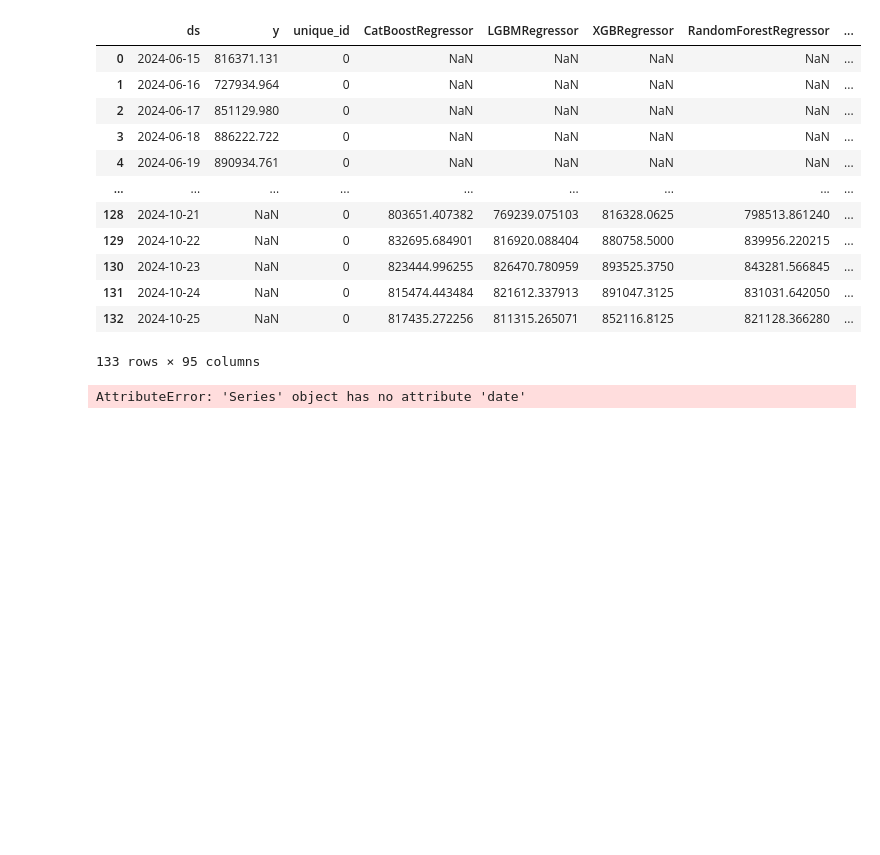
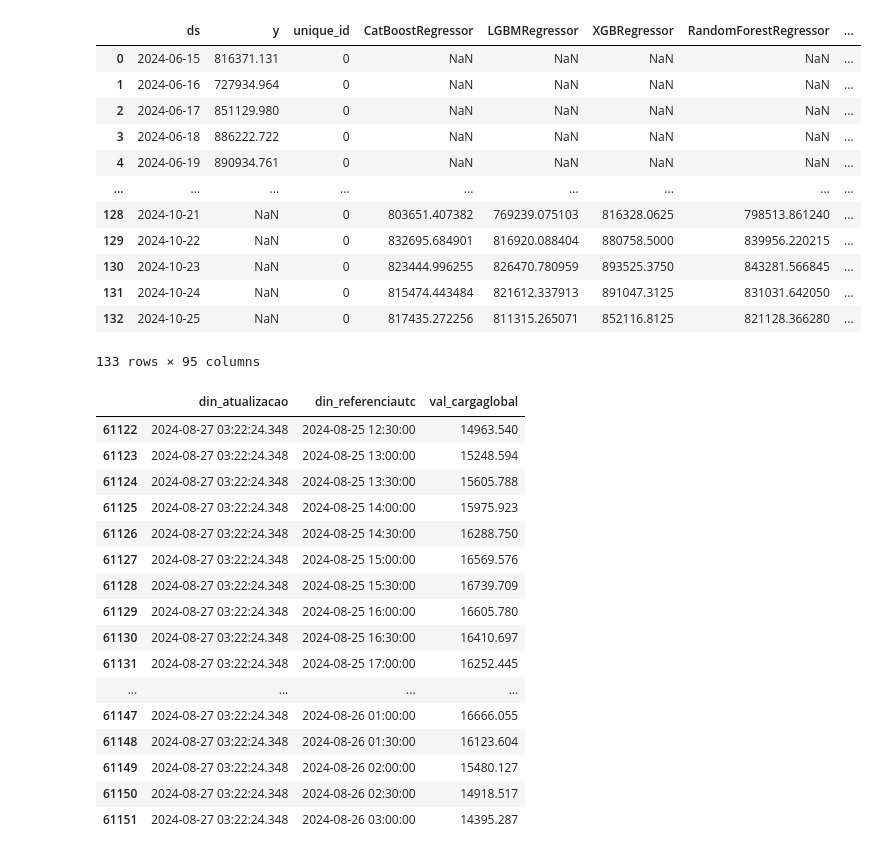
Before and after one commit to pedroachagas/energy_demand, a Jupyter notebook: notebooks/data_quality.ipynb, the cells around one changed output. Drawn from its saved outputs; the diff is of its cells as text; code cells hidden in the pictures; blank space fills up the shorter version.

```diff
--- a/notebooks/data_quality.ipynb
+++ b/notebooks/data_quality.ipynb
@@ -363,8 +363,24 @@ predictions_schema.validate(data_dict['predictions'])
 | 132 | 2024-10-25 | NaN | 0 | 817435.272256 | 811315.265071 | 852116.8125 | 821128.366280 | ... |
 133 rows × 95 columns
 # %%
-bronze['din_atualizacao'] = pd.to_datetime(bronze['din_atualizacao']).date()
-bronze['din_referenciautc'] = pd.to_datetime(bronze['din_referenciautc']).date()
-bronze[['din_atualizacao','din_referenciautc','val_cargaglobal']]
+bronze['din_atualizacao'] = pd.to_datetime(bronze['din_atualizacao']).apply(lambda x: x.replace(tzinfo=None))
+bronze['din_referenciautc'] = pd.to_datetime(bronze['din_referenciautc']).apply(lambda x: x.replace(tzinfo=None))
+bronze[['din_atualizacao','din_referenciautc','val_cargaglobal']].tail(30)
 # %% [output]
-AttributeError: 'Series' object has no attribute 'date'
+|  | din_atualizacao | din_referenciautc | val_cargaglobal |
+| 61122 | 2024-08-27 03:22:24.348 | 2024-08-25 12:30:00 | 14963.540 |
+| 61123 | 2024-08-27 03:22:24.348 | 2024-08-25 13:00:00 | 15248.594 |
+| 61124 | 2024-08-27 03:22:24.348 | 2024-08-25 13:30:00 | 15605.788 |
+| 61125 | 2024-08-27 03:22:24.348 | 2024-08-25 14:00:00 | 15975.923 |
+| 61126 | 2024-08-27 03:22:24.348 | 2024-08-25 14:30:00 | 16288.750 |
+| 61127 | 2024-08-27 03:22:24.348 | 2024-08-25 15:00:00 | 16569.576 |
+| 61128 | 2024-08-27 03:22:24.348 | 2024-08-25 15:30:00 | 16739.709 |
+| 61129 | 2024-08-27 03:22:24.348 | 2024-08-25 16:00:00 | 16605.780 |
+| 61130 | 2024-08-27 03:22:24.348 | 2024-08-25 16:30:00 | 16410.697 |
+| 61131 | 2024-08-27 03:22:24.348 | 2024-08-25 17:00:00 | 16252.445 |
+| ... | ... | ... | ... |
+| 61147 | 2024-08-27 03:22:24.348 | 2024-08-26 01:00:00 | 16666.055 |
+| 61148 | 2024-08-27 03:22:24.348 | 2024-08-26 01:30:00 | 16123.604 |
+| 61149 | 2024-08-27 03:22:24.348 | 2024-08-26 02:00:00 | 15480.127 |
+| 61150 | 2024-08-27 03:22:24.348 | 2024-08-26 02:30:00 | 14918.517 |
+| 61151 | 2024-08-27 03:22:24.348 | 2024-08-26 03:00:00 | 14395.287 |
```
Also changed, not shown: 1 other file.
